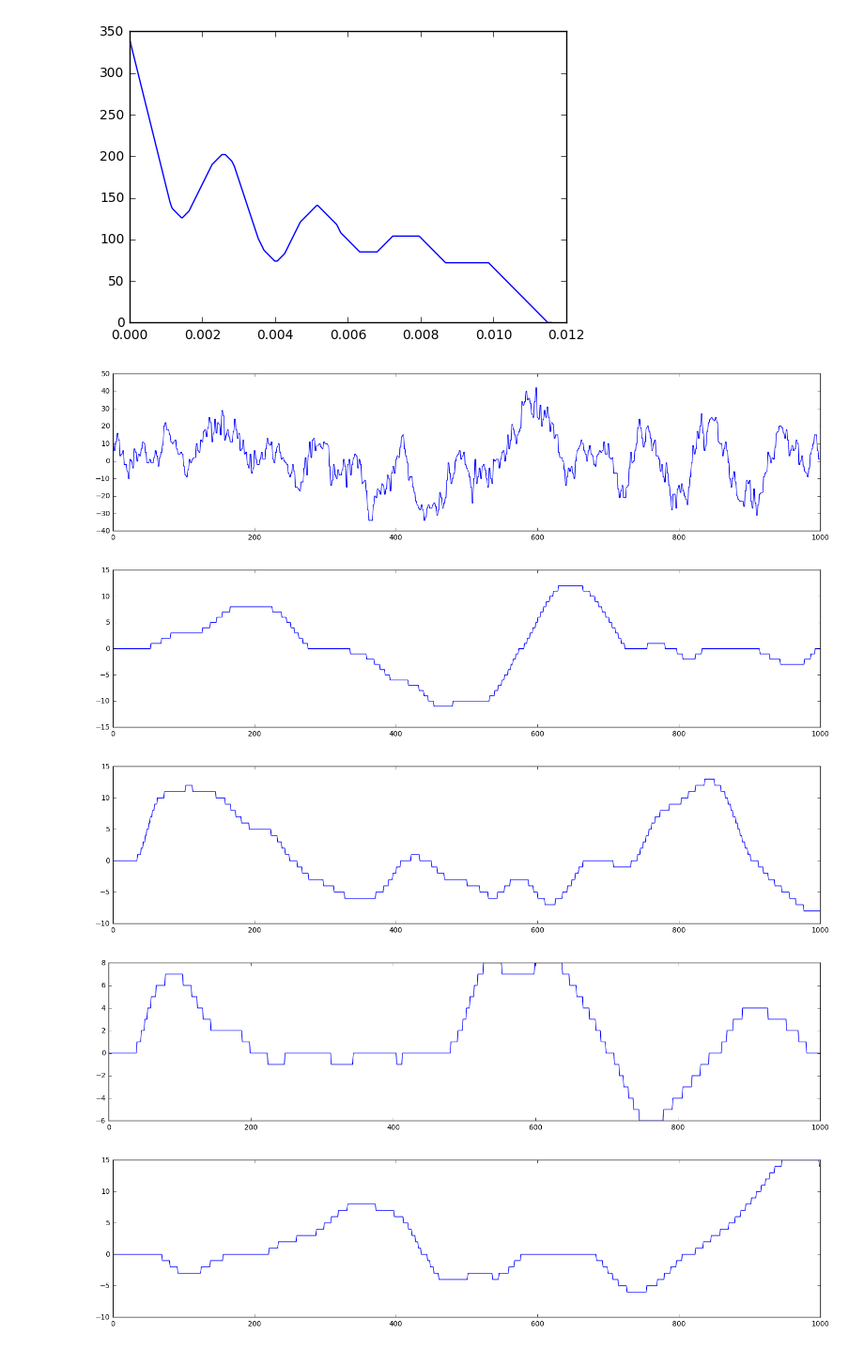
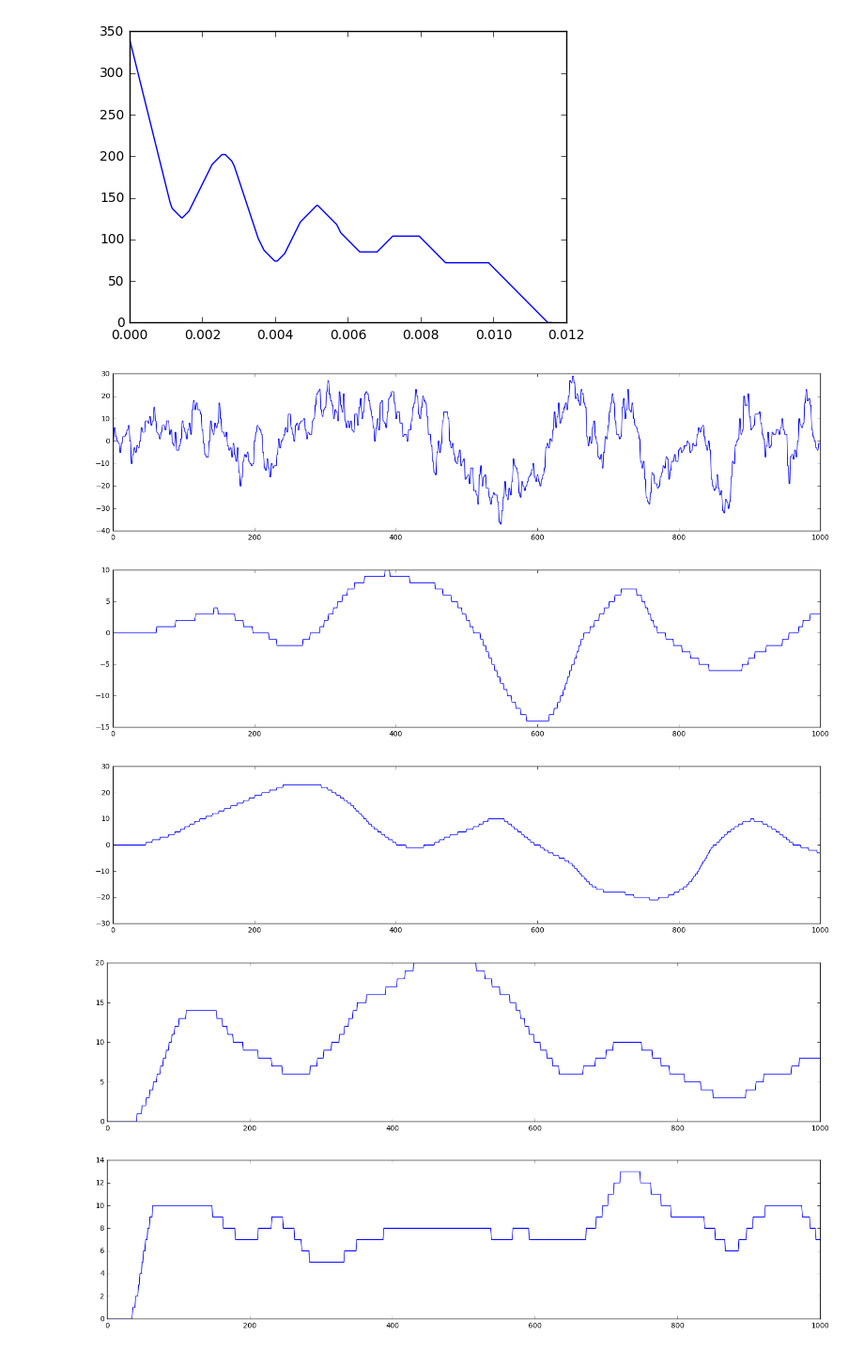
Before and after one commit to nomnom-mst/exhibition, a Jupyter notebook: waveanalyze.ipynb, the cells around one changed output. Shown at 94% size. Drawn from its saved outputs; the diff is of its cells as text; code cells hidden in the pictures.

```diff
--- a/waveanalyze.ipynb
+++ b/waveanalyze.ipynb
@@ -54,41 +54,41 @@ pitch.calc_pitch(data, 44100)
 # %%
 imp.reload(wavecontroller)
 
-filename = "arayuru"
+filename = "mosikasite"
 INPUT_SAMPLE_FREQ = 44100
 PITCH_FRAME = 80
 
 ROUGHNESS1 = 100
 ROUGHNESS2 = 500
 ROUGHNESS3 = 2000
 ROUGHNESS4 = 7000 # 使わないほうがいいかも
 ROUGHNESS5 = 9000
 
 data = wavecontroller.get_data("data/"+filename+"/"+filename+".wav")
 wavecontroller.show_image(data[:1000])
 
 s1_data = wavecontroller.smoothing(data, ROUGHNESS1)
 wavecontroller.show_image(s1_data[:1000])
 wavecontroller.save_file("data/"+filename+"/s1_"+filename+".wav", s1_data, INPUT_SAMPLE_FREQ)
 
 s2_data = wavecontroller.smoothing(data, ROUGHNESS2)
 wavecontroller.show_image(s2_data[:1000])
 wavecontroller.save_file("data/"+filename+"/s2_"+filename+".wav", s2_data, INPUT_SAMPLE_FREQ)
 
 s3_data = wavecontroller.smoothing(data, ROUGHNESS3)
 wavecontroller.show_image(s3_data[:1000])
 wavecontroller.save_file("data/"+filename+"/s3_"+filename+".wav", s3_data, INPUT_SAMPLE_FREQ)
 
 s4_data = wavecontroller.smoothing(data, ROUGHNESS4)
 wavecontroller.show_image(s4_data[:1000])
 wavecontroller.save_file("data/"+filename+"/s4_"+filename+".wav", s4_data, INPUT_SAMPLE_FREQ)
 
 s5_data = wavecontroller.smoothing(data, ROUGHNESS5)
 wavecontroller.show_image(s5_data[:1000])
 wavecontroller.save_file("data/"+filename+"/s5_"+filename+".wav", s5_data, INPUT_SAMPLE_FREQ)
 # %% [output]
-[figure, old version]
+[figure, new version]
-[figure, old version]
+[figure, new version]
-[figure, old version]
+[figure, new version]
-[figure, old version]
+[figure, new version]
-[figure, old version]
+[figure, new version]
```
Also changed, not shown: parts of 7 cells of this notebook, 17 other files.
